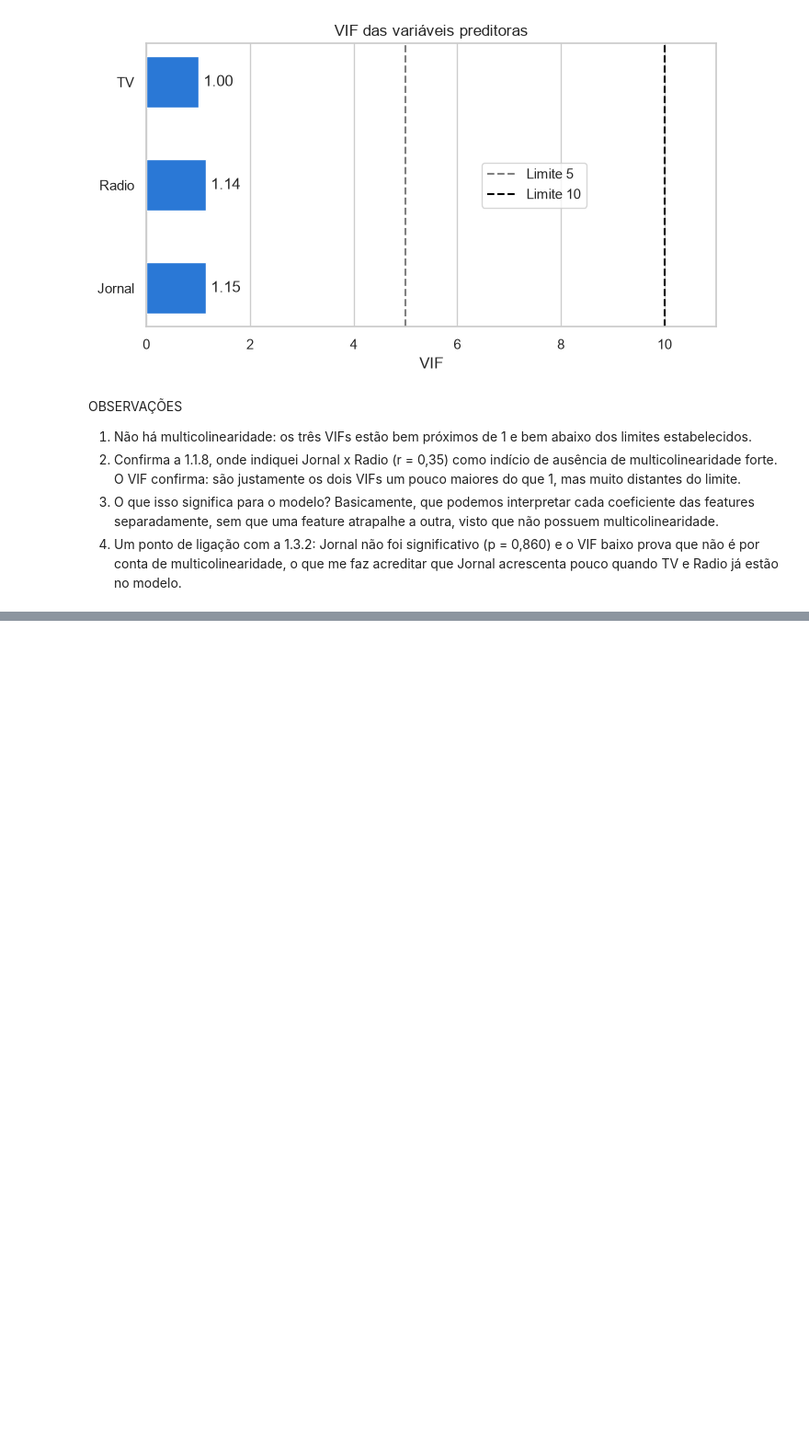
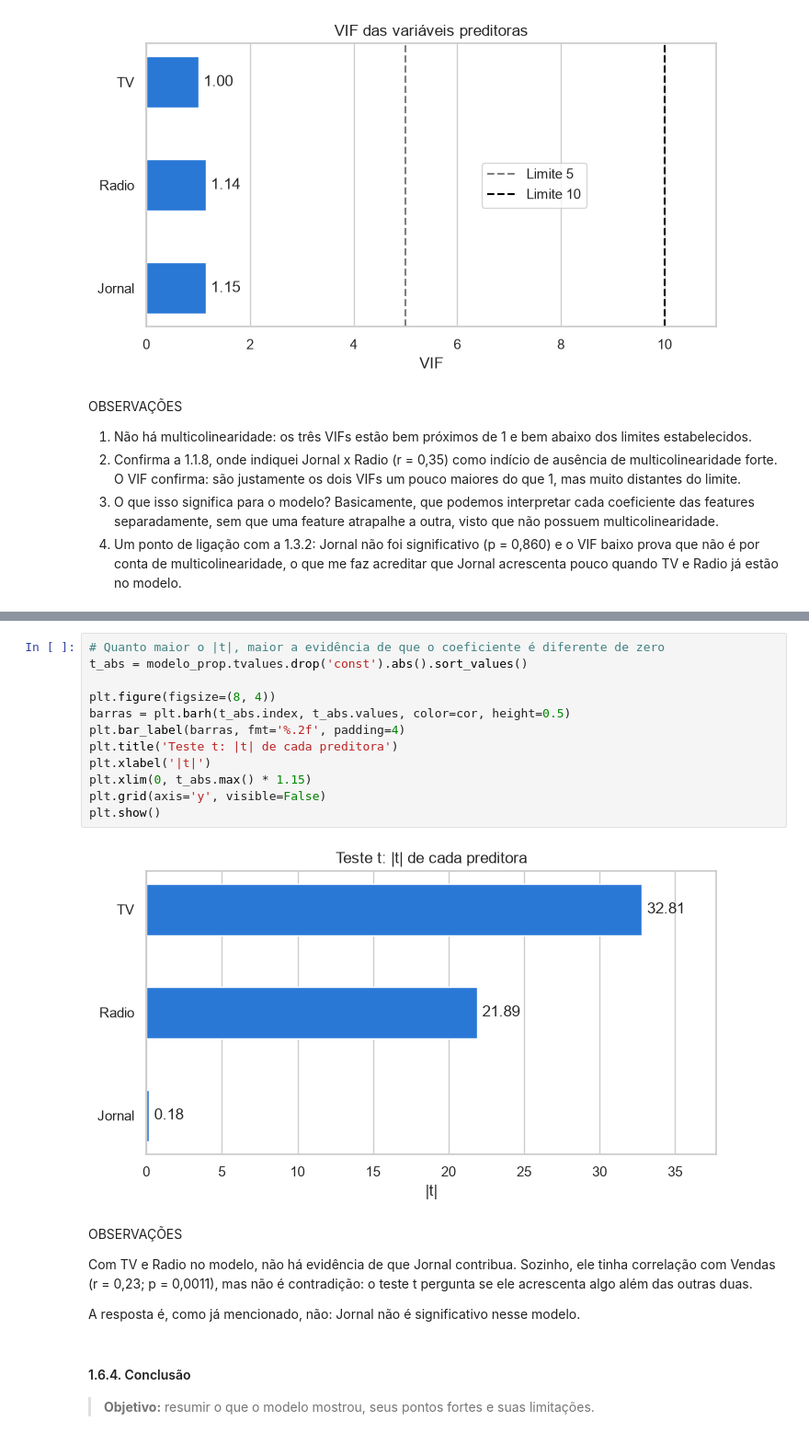
Before and after one commit to joaopdroslv/modelos-de-regressao-pucminas, a Jupyter notebook: Atividades/Lista_1/notebooks/Lista_1 - Análises.ipynb, the cells around one changed output, grey strips where cells are left out. Shown at 92% size. Saved outputs shown, nothing was run; the diff lists cells and outputs as text; blank space fills up the shorter version.

Commit message:
section 1.6 (model analysis) of Lista_1 finished

```diff
--- a/Atividades/Lista_1/notebooks/Lista_1 - Análises.ipynb
+++ b/Atividades/Lista_1/notebooks/Lista_1 - Análises.ipynb
@@ -679,0 +733,24 @@ OBSERVAÇÕES
+# %%
+# Quanto maior o |t|, maior a evidência de que o coeficiente é diferente de zero
+t_abs = modelo_prop.tvalues.drop('const').abs().sort_values()
+
+plt.figure(figsize=(8, 4))
+barras = plt.barh(t_abs.index, t_abs.values, color=cor, height=0.5)
+plt.bar_label(barras, fmt='%.2f', padding=4)
+plt.title('Teste t: |t| de cada preditora')
+plt.xlabel('|t|')
+plt.xlim(0, t_abs.max() * 1.15)
+plt.grid(axis='y', visible=False)
+plt.show()
+# %% [output]
+[figure, added]
+# %% [markdown]
+OBSERVAÇÕES
+
+Com TV e Radio no modelo, não há evidência de que Jornal contribua. Sozinho, ele tinha correlação com Vendas (r = 0,23; p = 0,0011), mas não é contradição: o teste t pergunta se ele acrescenta algo além das outras duas.
+
+A resposta é, como já mencionado, não: Jornal não é significativo nesse modelo.
+# %% [markdown]
+#### 1.6.4. Conclusão
+
+> **Objetivo:** resumir o que o modelo mostrou, seus pontos fortes e suas limitações.
```
Also changed, not shown: parts of 9 cells of this notebook.
